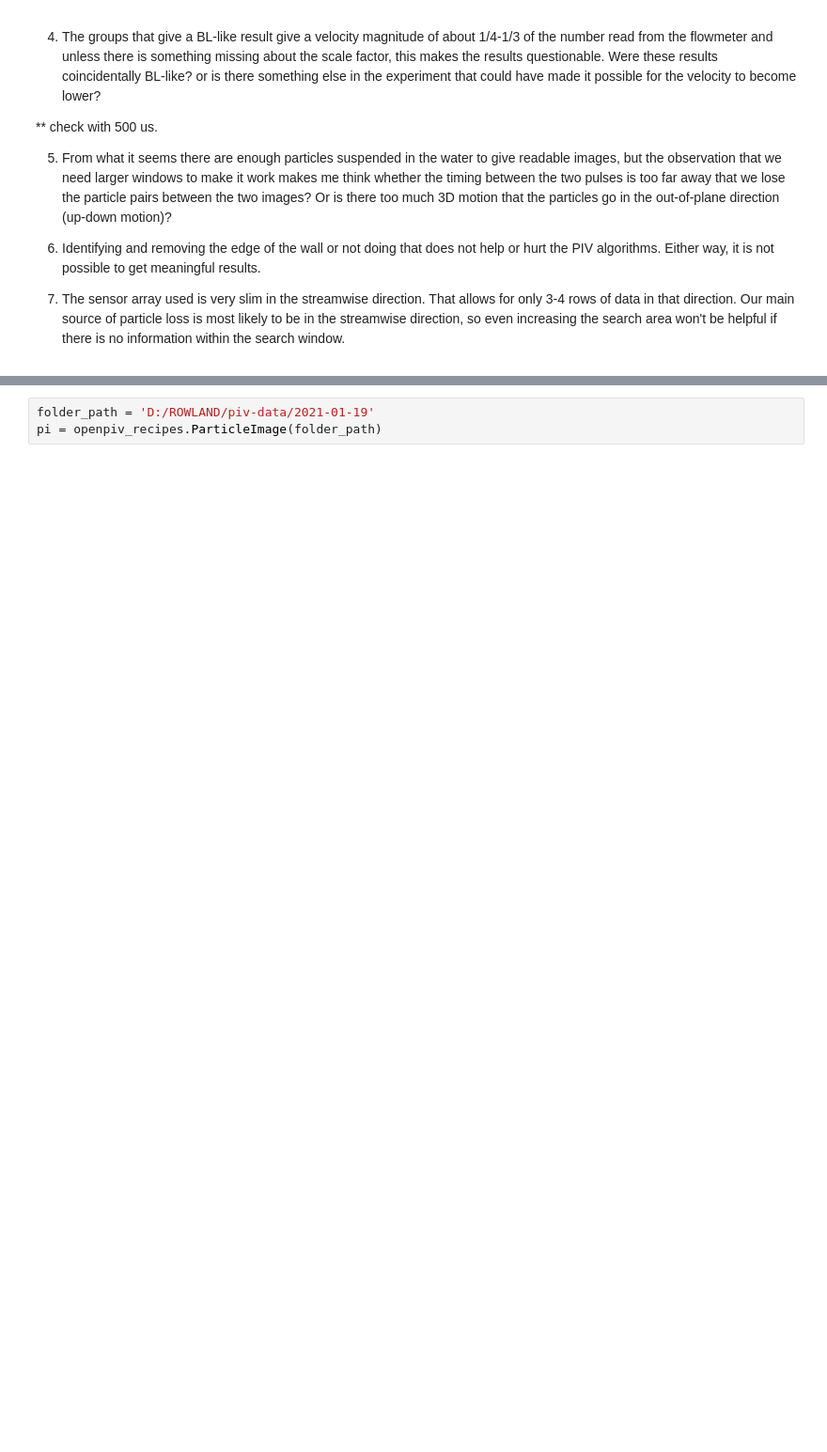
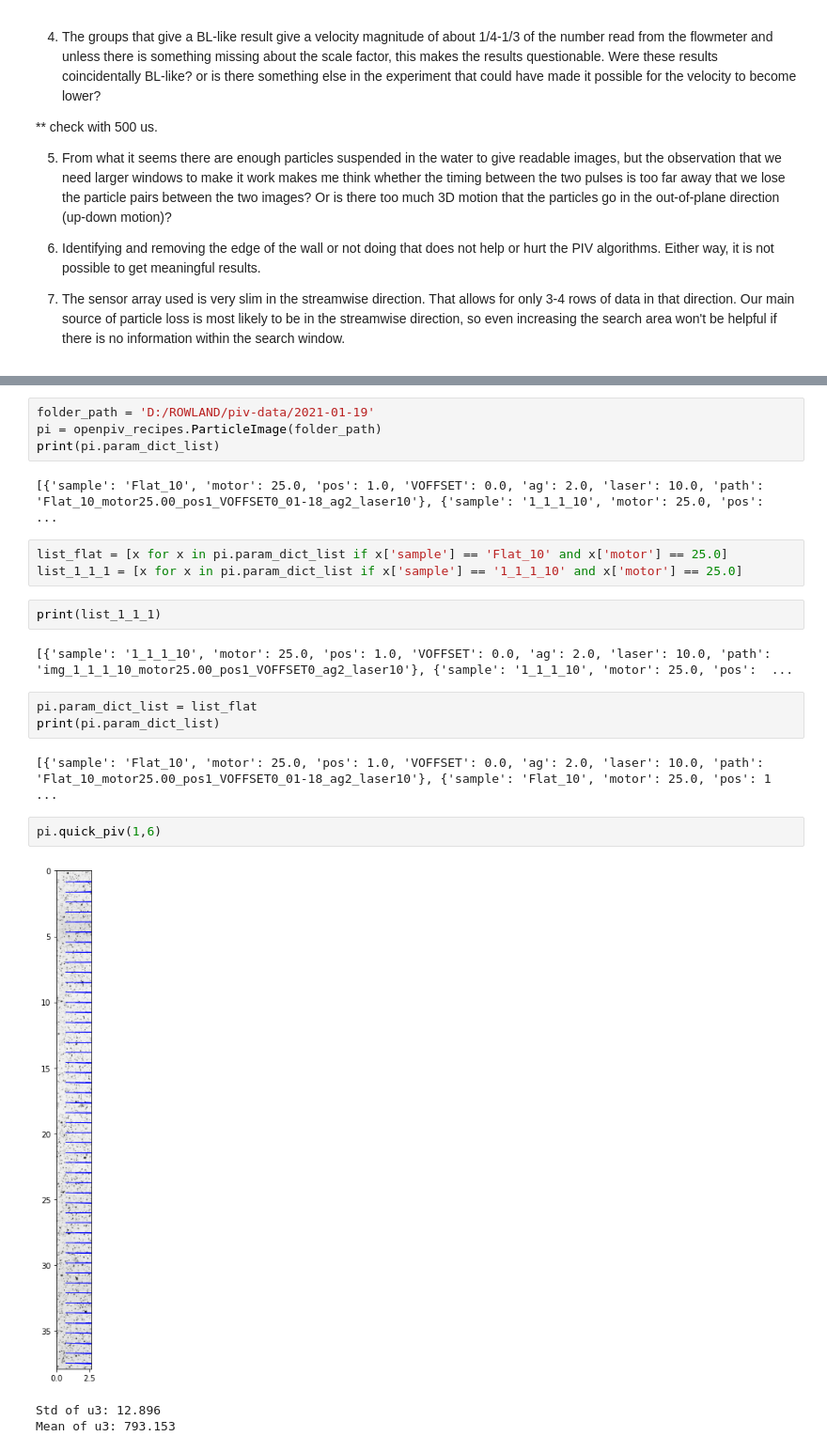
Before and after one commit to yeonsu-jung/piv_recipes, a Jupyter notebook: 2021-01-31.ipynb, the cells around one changed output, grey strips where cells are left out. Shown at 94% size. Drawn from its saved outputs; the diff is of its cells as text; blank space fills up the shorter version.

```diff
--- a/2021-01-31.ipynb
+++ b/2021-01-31.ipynb
@@ -32,3 +36,24 @@ import os
 # %%
 folder_path = 'D:/ROWLAND/piv-data/2021-01-19'
 pi = openpiv_recipes.ParticleImage(folder_path)
+print(pi.param_dict_list)
+# %% [output]
+[{'sample': 'Flat_10', 'motor': 25.0, 'pos': 1.0, 'VOFFSET': 0.0, 'ag': 2.0, 'laser': 10.0, 'path': 'Flat_10_motor25.00_pos1_VOFFSET0_01-18_ag2_laser10'}, {'sample': '1_1_1_10', 'motor': 25.0, 'pos':  ...
+# %%
+list_flat = [x for x in pi.param_dict_list if x['sample'] == 'Flat_10' and x['motor'] == 25.0]
+list_1_1_1 = [x for x in pi.param_dict_list if x['sample'] == '1_1_1_10' and x['motor'] == 25.0]
+# %%
+print(list_1_1_1)
+# %% [output]
+[{'sample': '1_1_1_10', 'motor': 25.0, 'pos': 1.0, 'VOFFSET': 0.0, 'ag': 2.0, 'laser': 10.0, 'path': 'img_1_1_1_10_motor25.00_pos1_VOFFSET0_ag2_laser10'}, {'sample': '1_1_1_10', 'motor': 25.0, 'pos':  ...
+# %%
+pi.param_dict_list = list_flat
+print(pi.param_dict_list)
+# %% [output]
+[{'sample': 'Flat_10', 'motor': 25.0, 'pos': 1.0, 'VOFFSET': 0.0, 'ag': 2.0, 'laser': 10.0, 'path': 'Flat_10_motor25.00_pos1_VOFFSET0_01-18_ag2_laser10'}, {'sample': 'Flat_10', 'motor': 25.0, 'pos': 1 ...
+# %%
+pi.quick_piv(1,6)
+# %% [output]
+[figure, added]
+Std of u3: 12.896
+Mean of u3: 793.153
```
Also changed, not shown: parts of 8 cells of this notebook, 3 other files.
